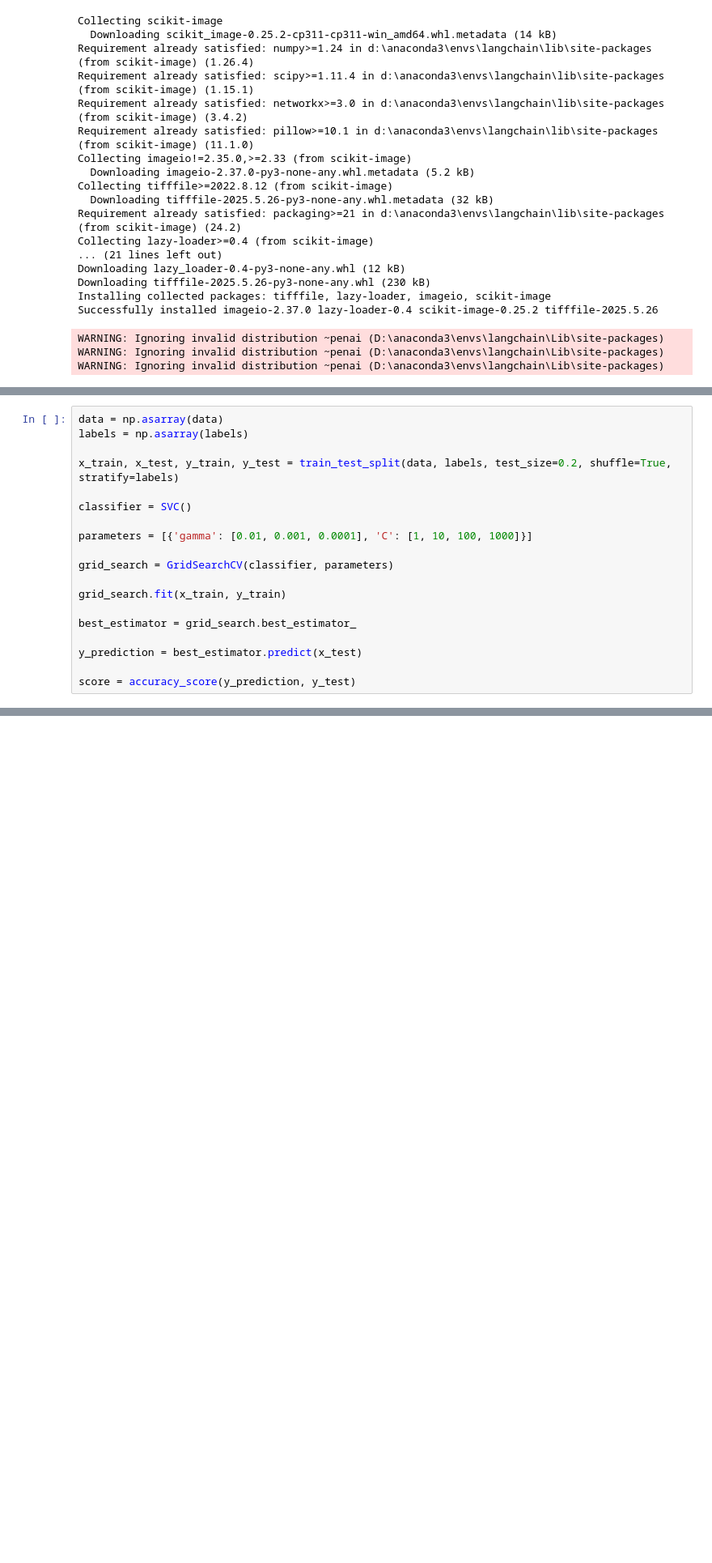
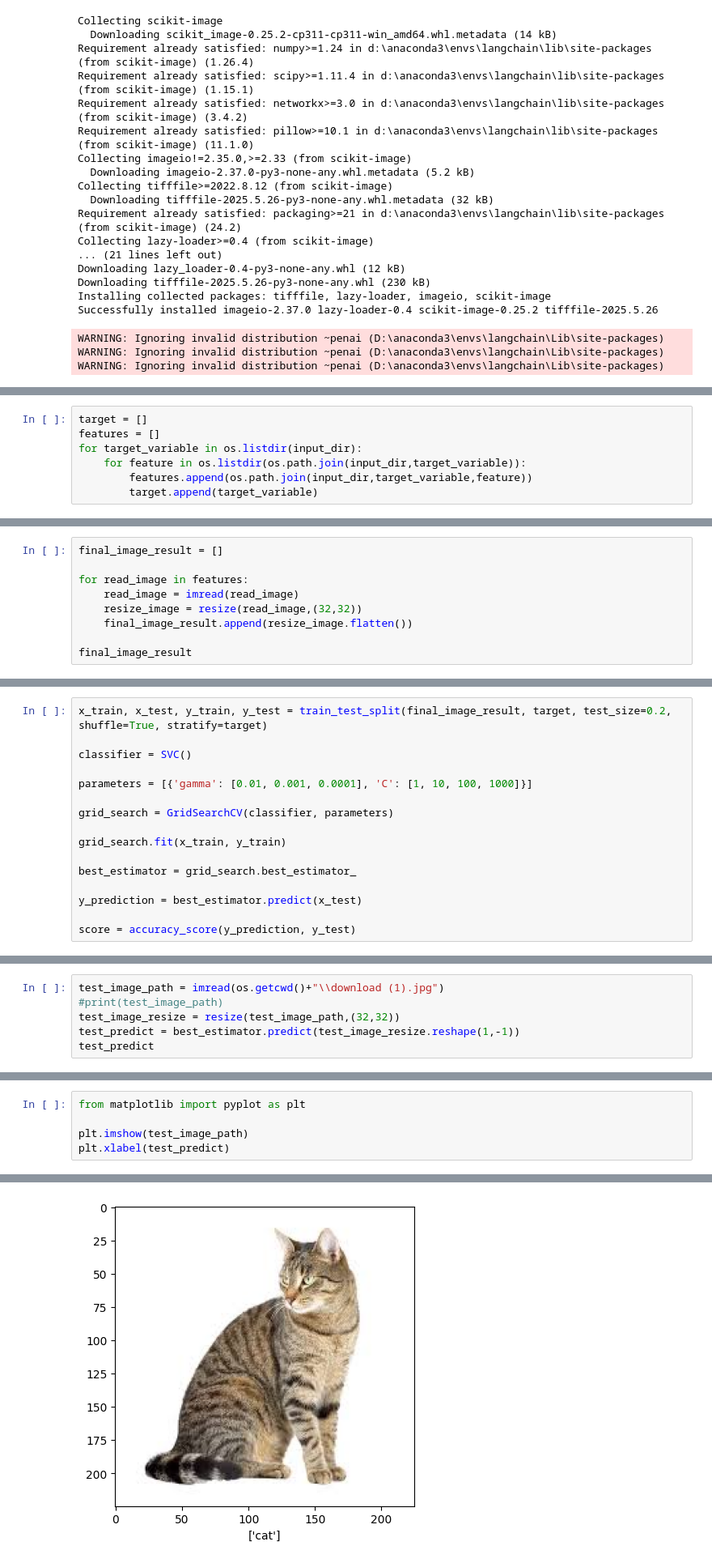
Before and after one commit to Ye-Bhone-Lin/MachineLearning_Foundation, a Jupyter notebook: Machine Learning/ImageClassification/classification.ipynb, the cells around one changed output, grey strips where cells are left out. Shown: that part at 81% size. Saved outputs shown, nothing was run; the diff lists cells and outputs as text; blank space fills up the shorter version.

Commit message:
finalize files

```diff
--- a/Machine Learning/ImageClassification/classification.ipynb
+++ b/Machine Learning/ImageClassification/classification.ipynb
@@ -51,0 +51,7 @@ for category_idx, category in enumerate(categories):
+# %%
+target = []
+features = []
+for target_variable in os.listdir(input_dir):
+    for feature in os.listdir(os.path.join(input_dir,target_variable)):
+        features.append(os.path.join(input_dir,target_variable,feature))
+        target.append(target_variable)
@@ -51,0 +100,9 @@ for category_idx, category in enumerate(categories):
+# %%
+final_image_result = []
+
+for read_image in features:
+    read_image = imread(read_image)
+    resize_image = resize(read_image,(32,32))
+    final_image_result.append(resize_image.flatten())
+
+final_image_result
@@ -52,8 +127,5 @@ for category_idx, category in enumerate(categories):
 # %%
-data = np.asarray(data)
-labels = np.asarray(labels)
-
-x_train, x_test, y_train, y_test = train_test_split(data, labels, test_size=0.2, shuffle=True, stratify=labels)
+x_train, x_test, y_train, y_test = train_test_split(final_image_result, target, test_size=0.2, shuffle=True, stratify=target)
 
 classifier = SVC()
 
@@ -74,0 +155,6 @@ score
+# %%
+test_image_path = imread(os.getcwd()+"\\download (1).jpg")
+#print(test_image_path)
+test_image_resize = resize(test_image_path,(32,32))
+test_predict = best_estimator.predict(test_image_resize.reshape(1,-1))
+test_predict
@@ -74,0 +163,6 @@ score
+# %%
+from matplotlib import pyplot as plt
+
+plt.imshow(test_image_path)
+plt.xlabel(test_predict)
+# %% [output]
@@ -74,0 +170 @@ score
+[figure, added]
```
Also changed, not shown: parts of 13 cells of this notebook, 8 other files.
